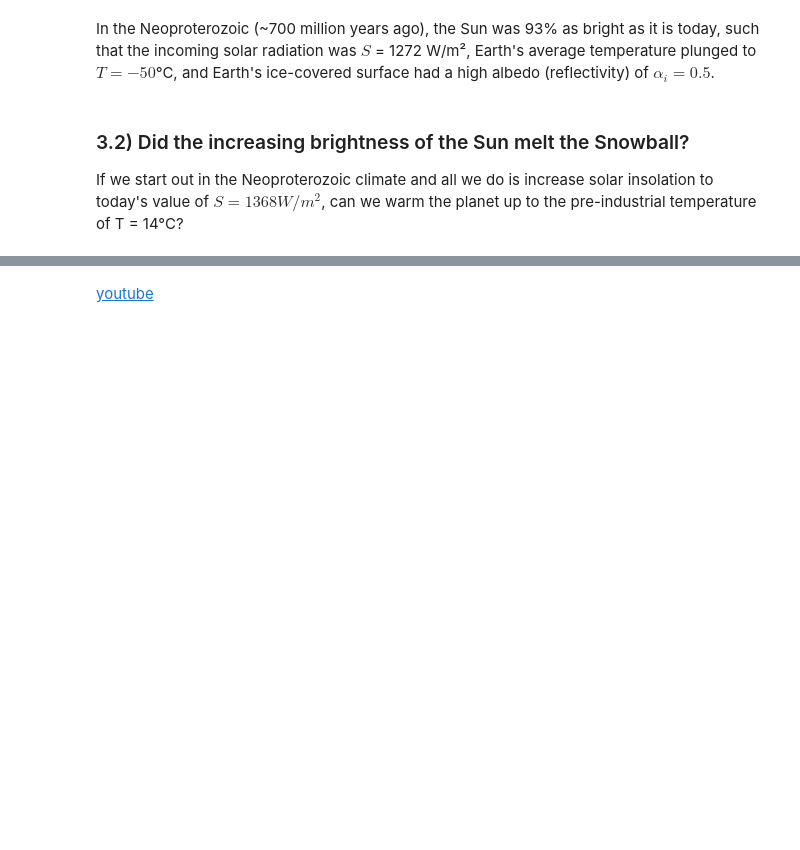
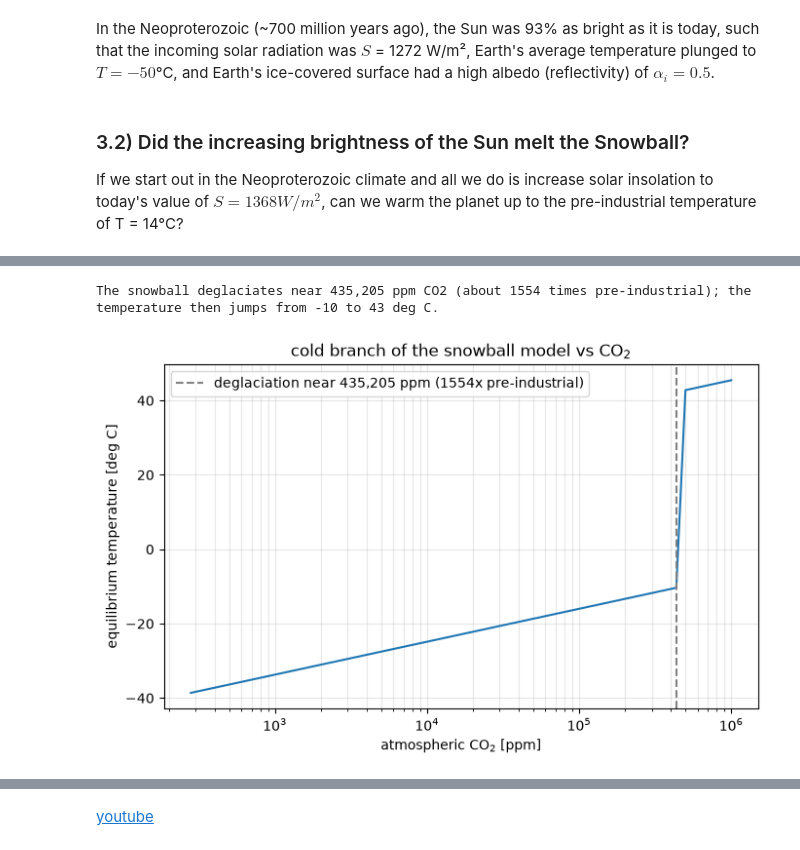
Before and after one commit to drvivekhydro/hydroclimatology, a Jupyter notebook: lecture-05-snowball-earth-ice-albedo-feedback.ipynb, the cells around one changed output, grey strips where cells are left out. Cells and saved outputs as stored; diff of their text form; code cells hidden in the pictures; blank space fills up the shorter version.

```diff
--- a/lecture-05-snowball-earth-ice-albedo-feedback.ipynb
+++ b/lecture-05-snowball-earth-ice-albedo-feedback.ipynb
@@ -357,0 +363,30 @@ In Homework 2, you will build a simple two-dimensional version of the aqua-plane
+# %%
+co2_levels = np.logspace(np.log10(280), np.log10(1e6), 60)   # ppm, up to ~0.1 bar
+T_cold = np.zeros_like(co2_levels)
+
+for k, c in enumerate(co2_levels):
+    model = ebm(-45.0, 0.0, 1.0, lambda t, c=c: c)
+    model.run(1500)
+    T_cold[k] = model.T[-1]
+
+jump = int(np.argmax(np.diff(T_cold)))
+co2_threshold = co2_levels[jump]
+
+plt.figure(figsize=(7, 4.5))
+plt.semilogx(co2_levels, T_cold, color="tab:blue")
+plt.axvline(co2_threshold, color="grey", ls="--",
+            label=f"deglaciation near {co2_threshold:,.0f} ppm "
+                  f"({co2_threshold/280:.0f}x pre-industrial)")
+plt.xlabel("atmospheric CO$_2$ [ppm]")
+plt.ylabel("equilibrium temperature [deg C]")
+plt.title("cold branch of the snowball model vs CO$_2$")
+plt.legend()
+plt.grid(alpha=0.3, which="both")
+plt.tight_layout()
+
+print(f"The snowball deglaciates near {co2_threshold:,.0f} ppm CO2 "
+      f"(about {co2_threshold/280:.0f} times pre-industrial); "
+      f"the temperature then jumps from {T_cold[jump]:.0f} to {T_cold[jump+1]:.0f} deg C.")
+# %% [output]
+The snowball deglaciates near 435,205 ppm CO2 (about 1554 times pre-industrial); the temperature then jumps from -10 to 43 deg C.
+[figure, added]
```
Also changed, not shown: parts of 16 cells of this notebook.
